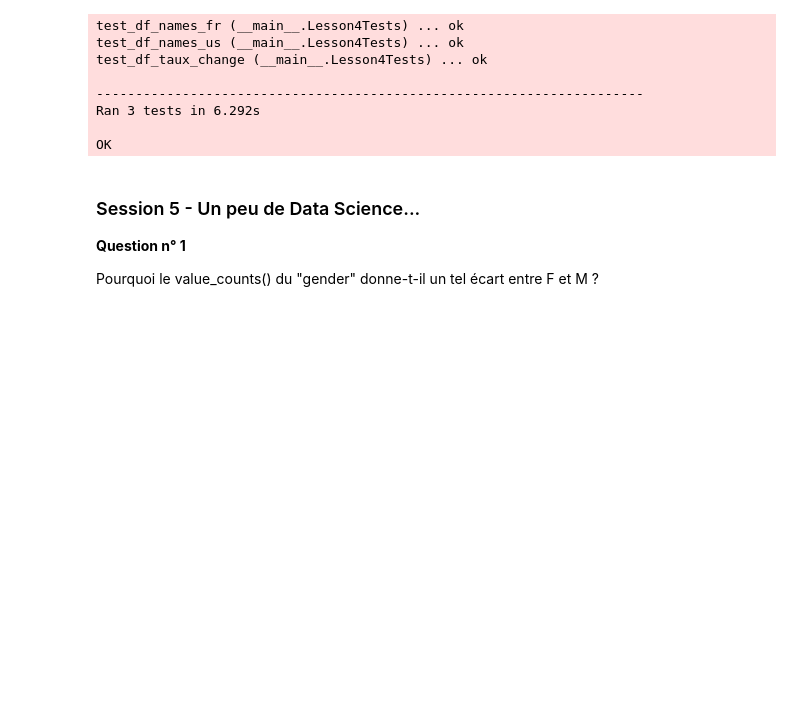
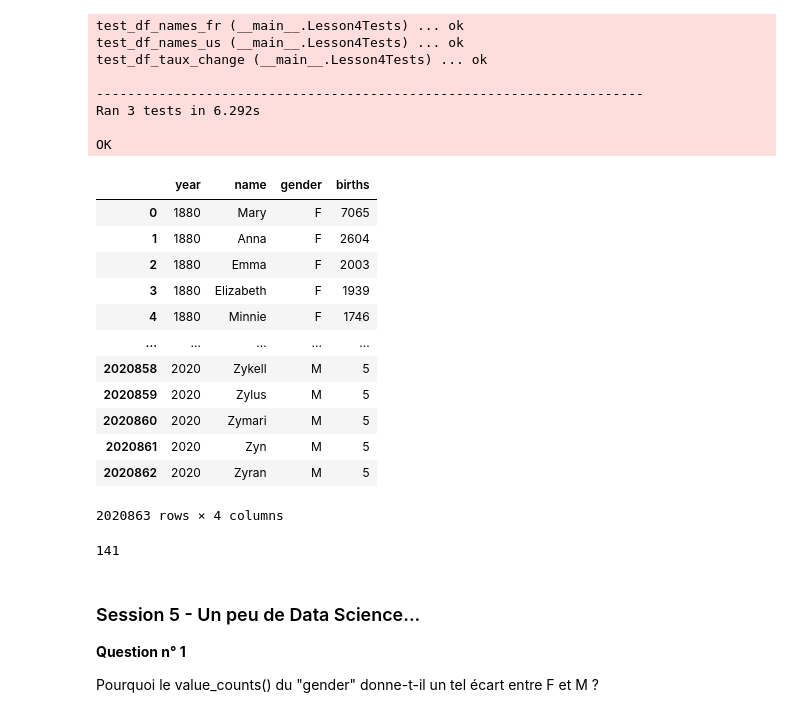
Before and after one commit to cliaigre/Kit-Start-Data, a Jupyter notebook: session5/corrige_projet3_session5.ipynb, the cells around one changed output. Saved outputs shown, nothing was run; the diff lists cells and outputs as text; code cells hidden in the pictures; blank space fills up the shorter version.

```diff
--- a/session5/corrige_projet3_session5.ipynb
+++ b/session5/corrige_projet3_session5.ipynb
@@ -329,6 +339,26 @@ test_df_taux_change (__main__.Lesson4Tests) ... ok
 Ran 3 tests in 6.292s
 
 OK
+# %%
+df_us
+# %% [output]
+|  | year | name | gender | births |
+| 0 | 1880 | Mary | F | 7065 |
+| 1 | 1880 | Anna | F | 2604 |
+| 2 | 1880 | Emma | F | 2003 |
+| 3 | 1880 | Elizabeth | F | 1939 |
+| 4 | 1880 | Minnie | F | 1746 |
+| ... | ... | ... | ... | ... |
+| 2020858 | 2020 | Zykell | M | 5 |
+| 2020859 | 2020 | Zylus | M | 5 |
+| 2020860 | 2020 | Zymari | M | 5 |
+| 2020861 | 2020 | Zyn | M | 5 |
+| 2020862 | 2020 | Zyran | M | 5 |
+2020863 rows × 4 columns
+# %%
+2020-1880+1
+# %% [output]
+141
 # %% [markdown]
 ### Session 5 - Un peu de Data Science...
 
```
Also changed, not shown: parts of 47 cells of this notebook, 1 other file.
